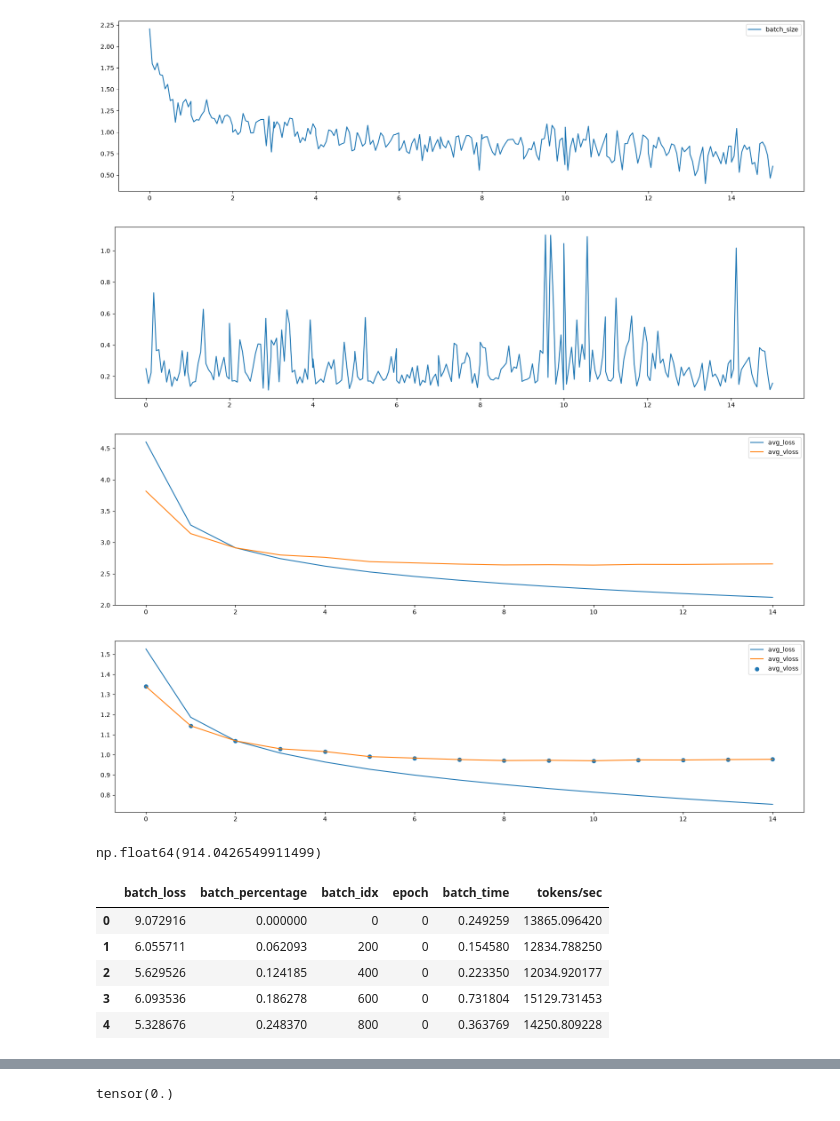
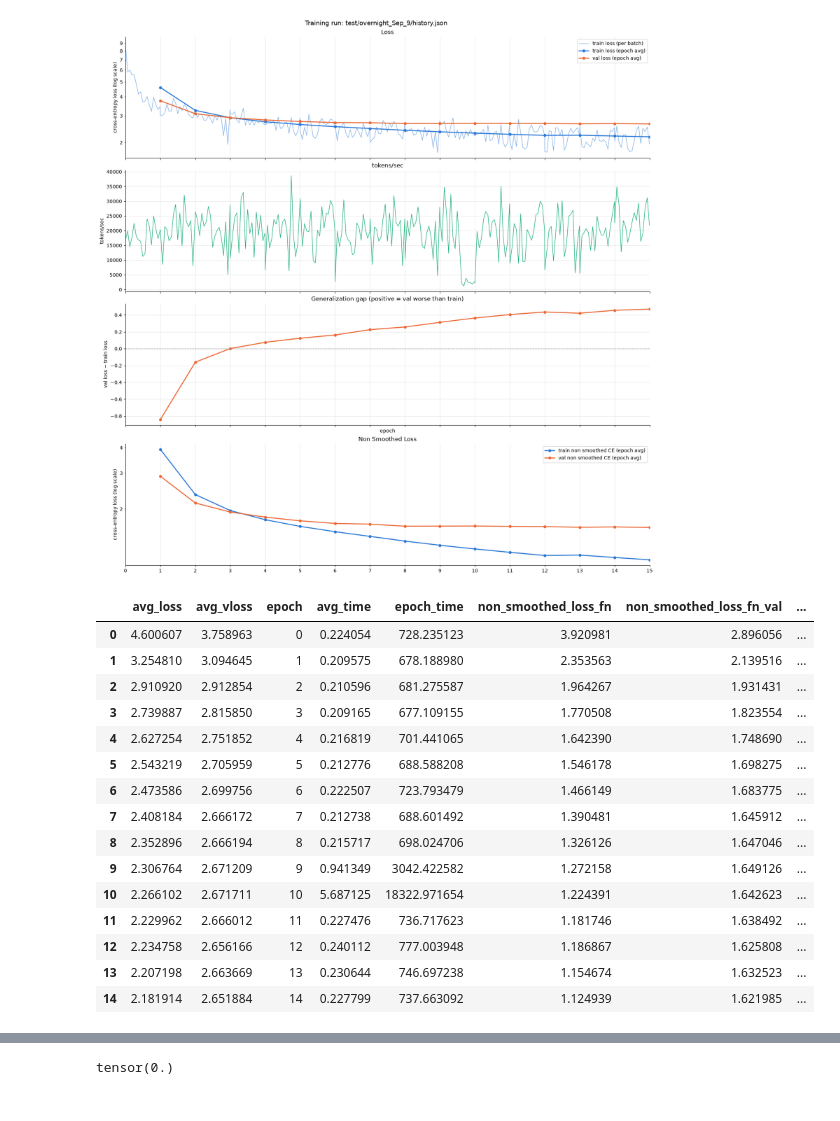
Before and after one commit to maminsed/Attention-is-All-You-Need, a Jupyter notebook: evaluation.ipynb, the cells around one changed output, grey strips where cells are left out. Drawn from its saved outputs; the diff is of its cells as text; code cells hidden in the pictures.

Commit message:
chore: trained until epoch 15 for the lower depth sample

```diff
--- a/evaluation.ipynb
+++ b/evaluation.ipynb
@@ -51,8 +21,8 @@ def draw_plots(path):
     edf["progress"] = edf["epoch"] + 1
 
     train_c, val_c, time_c = "#2a78d6", "#eb6834", "#1baf7a"
-    fig, (ax_loss, ax_time, ax_gap) = plt.subplots(
-        3, 1, figsize=(16, 12), sharex=True, constrained_layout=True
+    fig, (ax_loss, ax_time, ax_gap,ax_non_smooth) = plt.subplots(
+        4, 1, figsize=(16, 16), sharex=True, constrained_layout=True
     )
     fig.suptitle(f"Training run: {path}", fontsize=13)
 
@@ -71,9 +41,9 @@ def draw_plots(path):
     ax_loss.legend(loc="upper right")
 
     # 2) per-batch step time
-    ax_time.plot(bdf["progress"], bdf["batch_time"], color=time_c, lw=1)
-    ax_time.set_ylabel("seconds / batch")
-    ax_time.set_title("Batch time")
+    ax_time.plot(bdf["progress"], bdf["tokens/sec"], color=time_c, lw=1)
+    ax_time.set_ylabel("tokens/sec")
+    ax_time.set_title("tokens/sec")
 
     # 3) train/val gap per epoch
     ax_gap.plot(edf["progress"], edf["avg_vloss"] - edf["avg_loss"],
@@ -83,7 +53,20 @@ def draw_plots(path):
     ax_gap.set_title("Generalization gap (positive = val worse than train)")
     ax_gap.set_xlabel("epoch")
 
-    for ax in (ax_loss, ax_time, ax_gap):
+    # 4) batch non smoothed CE with epoch-level averages overlaid on the same timeline
+    if "non_smoothed_loss_fn_val" in edf:
+        ax_non_smooth.plot(edf["progress"], edf["non_smoothed_loss_fn"], color=train_c, lw=2,
+                    marker="o", ms=5, label="train non smoothed CE (epoch avg)")
+        ax_non_smooth.plot(edf["progress"], edf["non_smoothed_loss_fn_val"], color=val_c, lw=2,
+                    marker="o", ms=5, label="val non smoothed CE (epoch avg)")
+        ax_non_smooth.set_yscale("log")
+        ax_non_smooth.yaxis.set_major_formatter(ScalarFormatter())
+        ax_non_smooth.yaxis.set_minor_formatter(ScalarFormatter())
+        ax_non_smooth.set_ylabel("cross-entropy loss (log scale)")
+        ax_non_smooth.set_title("Non Smoothed Loss")
+        ax_non_smooth.legend(loc="upper right")
+
+    for ax in (ax_loss, ax_time, ax_gap,ax_non_smooth):
         ax.grid(True, color="0.9", lw=0.8)
         ax.set_axisbelow(True)
         for side in ("top", "right"):
@@ -103,21 +83,24 @@ bdf_1,edf_1,batch_hist_1 = draw_plots("test/overnight_Sep_1/history.json")
 # %%
-bdf,edf,batch_hist = draw_plots("test/overnight_Sep_4/history.json")
+bdf_9,edf_9,batch_hist_9 = draw_plots("test/overnight_Sep_9/history.json")
 # %% [output]
-[figure, old version]
+[figure, new version]
-[figure, removed]
-[figure, removed]
-[figure, removed]
 # %%
-edf.loc[10,"epoch_time"]
+edf_9.head(15)
 # %% [output]
-np.float64(914.0426549911499)
+|  | avg_loss | avg_vloss | epoch | avg_time | epoch_time | non_smoothed_loss_fn | non_smoothed_loss_fn_val | ... |
+| 0 | 4.600607 | 3.758963 | 0 | 0.224054 | 728.235123 | 3.920981 | 2.896056 | ... |
+| 1 | 3.254810 | 3.094645 | 1 | 0.209575 | 678.188980 | 2.353563 | 2.139516 | ... |
+| 2 | 2.910920 | 2.912854 | 2 | 0.210596 | 681.275587 | 1.964267 | 1.931431 | ... |
+| 3 | 2.739887 | 2.815850 | 3 | 0.209165 | 677.109155 | 1.770508 | 1.823554 | ... |
+| 4 | 2.627254 | 2.751852 | 4 | 0.216819 | 701.441065 | 1.642390 | 1.748690 | ... |
+| 5 | 2.543219 | 2.705959 | 5 | 0.212776 | 688.588208 | 1.546178 | 1.698275 | ... |
+| 6 | 2.473586 | 2.699756 | 6 | 0.222507 | 723.793479 | 1.466149 | 1.683775 | ... |
+| 7 | 2.408184 | 2.666172 | 7 | 0.212738 | 688.601492 | 1.390481 | 1.645912 | ... |
+| 8 | 2.352896 | 2.666194 | 8 | 0.215717 | 698.024706 | 1.326126 | 1.647046 | ... |
+| 9 | 2.306764 | 2.671209 | 9 | 0.941349 | 3042.422582 | 1.272158 | 1.649126 | ... |
+| 10 | 2.266102 | 2.671711 | 10 | 5.687125 | 18322.971654 | 1.224391 | 1.642623 | ... |
+| 11 | 2.229962 | 2.666012 | 11 | 0.227476 | 736.717623 | 1.181746 | 1.638492 | ... |
+| 12 | 2.234758 | 2.656166 | 12 | 0.240112 | 777.003948 | 1.186867 | 1.625808 | ... |
+| 13 | 2.207198 | 2.663669 | 13 | 0.230644 | 746.697238 | 1.154674 | 1.632523 | ... |
+| 14 | 2.181914 | 2.651884 | 14 | 0.227799 | 737.663092 | 1.124939 | 1.621985 | ... |
-# %%
-bdf.head()
-# %% [output]
-|  | batch_loss | batch_percentage | batch_idx | epoch | batch_time | tokens/sec |
-| 0 | 9.072916 | 0.000000 | 0 | 0 | 0.249259 | 13865.096420 |
-| 1 | 6.055711 | 0.062093 | 200 | 0 | 0.154580 | 12834.788250 |
-| 2 | 5.629526 | 0.124185 | 400 | 0 | 0.223350 | 12034.920177 |
-| 3 | 6.093536 | 0.186278 | 600 | 0 | 0.731804 | 15129.731453 |
-| 4 | 5.328676 | 0.248370 | 800 | 0 | 0.363769 | 14250.809228 |
 # %%
```
Also changed, not shown: parts of 23 cells of this notebook, 7 other files.
